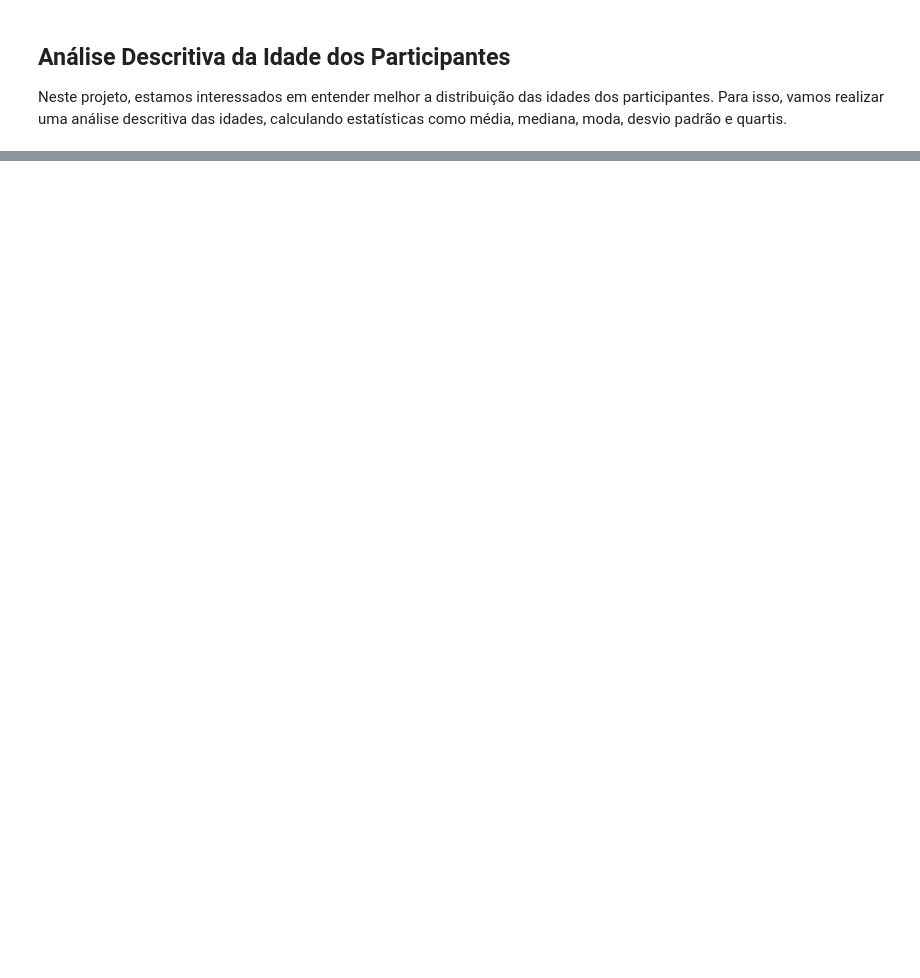
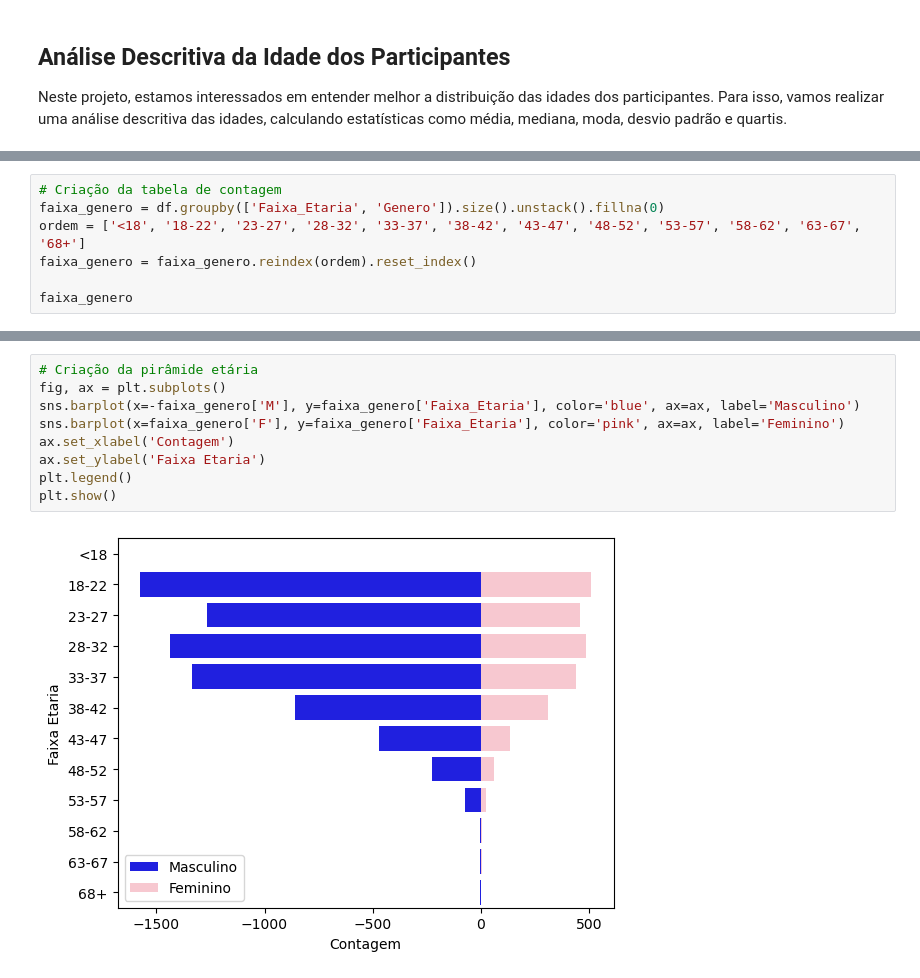
Before and after one commit to pedrolustosab/AdaHack-Dados, a Jupyter notebook: EAD_db.ipynb, the cells around one changed output, grey strips where cells are left out. Saved outputs shown, nothing was run; the diff lists cells and outputs as text; blank space fills up the shorter version.

```diff
--- a/EAD_db.ipynb
+++ b/EAD_db.ipynb
@@ -330,0 +329,7 @@ print("q3 (terceiro quartil) = ", np.quantile(idades_array, 0.75))
+# %%
+# Criação da tabela de contagem
+faixa_genero = df.groupby(['Faixa_Etaria', 'Genero']).size().unstack().fillna(0)
+ordem = ['<18', '18-22', '23-27', '28-32', '33-37', '38-42', '43-47', '48-52', '53-57', '58-62', '63-67', '68+']
+faixa_genero = faixa_genero.reindex(ordem).reset_index()
+
+faixa_genero
@@ -330,0 +350,11 @@ print("q3 (terceiro quartil) = ", np.quantile(idades_array, 0.75))
+# %%
+# Criação da pirâmide etária
+fig, ax = plt.subplots()
+sns.barplot(x=-faixa_genero['M'], y=faixa_genero['Faixa_Etaria'], color='blue', ax=ax, label='Masculino')
+sns.barplot(x=faixa_genero['F'], y=faixa_genero['Faixa_Etaria'], color='pink', ax=ax, label='Feminino')
+ax.set_xlabel('Contagem')
+ax.set_ylabel('Faixa Etaria')
+plt.legend()
+plt.show()
+# %% [output]
+[figure, added]
```
Also changed, not shown: parts of 13 cells of this notebook.
